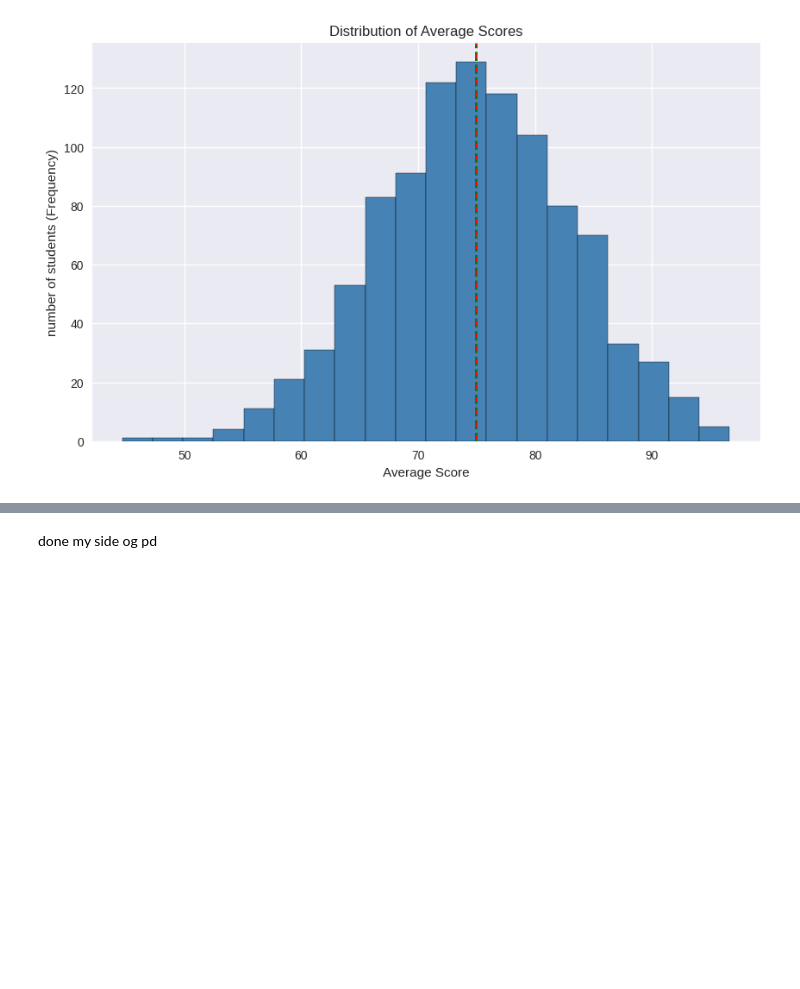
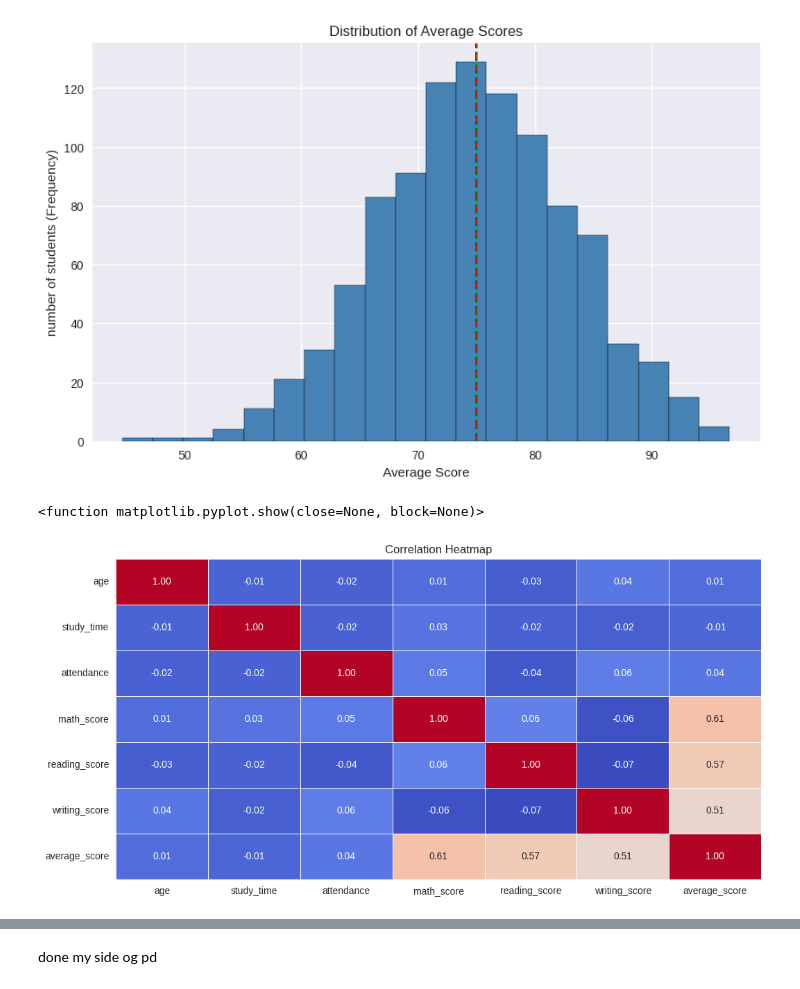
Before and after one commit to vaibhavjaybhaye09/AI_ML, a Jupyter notebook: Welcome_To_Colab.ipynb, the cells around one changed output, grey strips where cells are left out. Drawn from its saved outputs; the diff is of its cells as text; code cells hidden in the pictures; blank space fills up the shorter version.

```diff
--- a/Welcome_To_Colab.ipynb
+++ b/Welcome_To_Colab.ipynb
@@ -162,3 +162,15 @@ ax.set_title('Distribution of Average Scores')
 ax.grid(True,)
 # %% [output]
 [figure]
+# %%
+numerical_col = ['age','study_time','attendance','math_score','reading_score','writing_score','average_score']
+# %%
+correlation_matrix = df[numerical_col].corr()
+# %%
+sns.heatmap(correlation_matrix,annot=True,cmap='coolwarm',linewidths=0.5,
+            cbar=False,fmt='.2f')
+plt.title('Correlation Heatmap')
+plt.show
+# %% [output]
+<function matplotlib.pyplot.show(close=None, block=None)>
+[figure, added]
```
Also changed, not shown: parts of 3 cells of this notebook.
